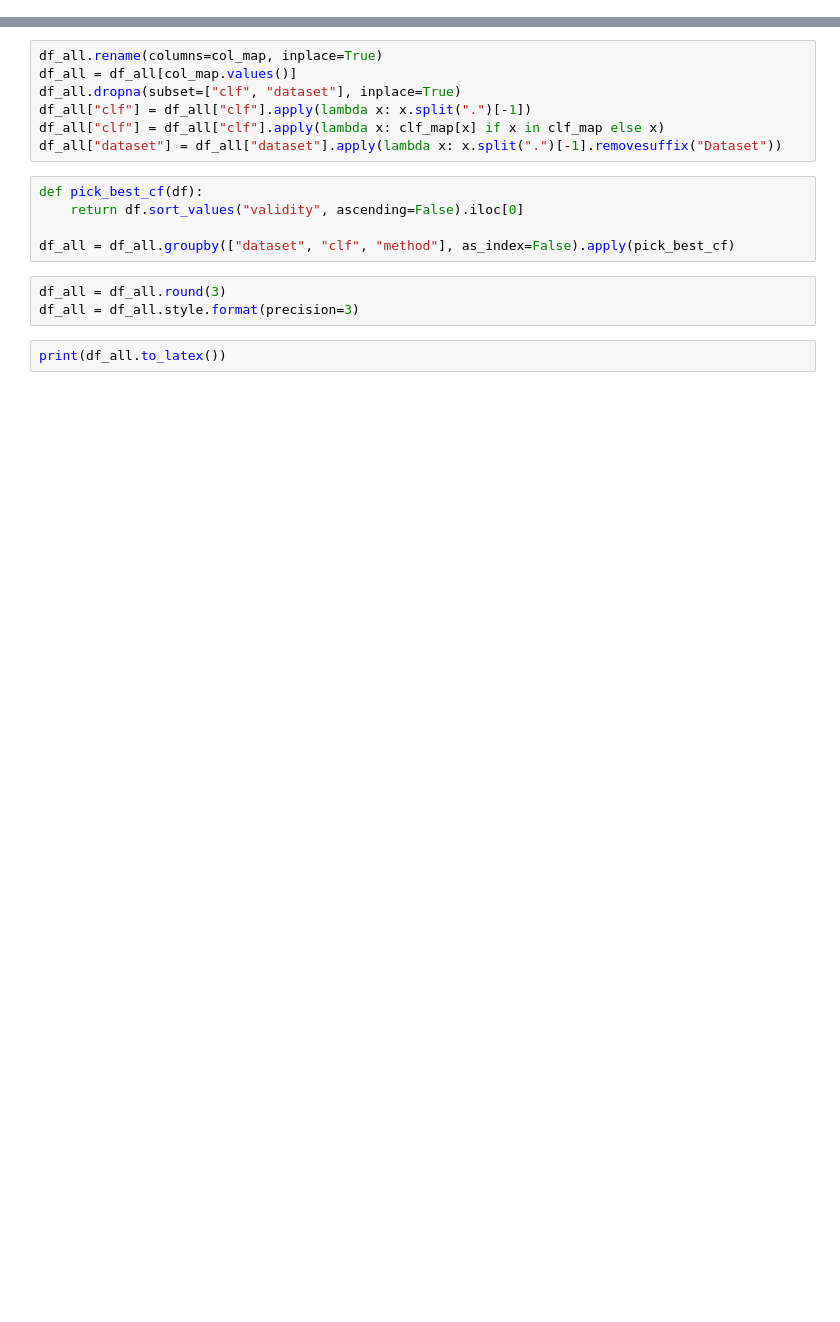
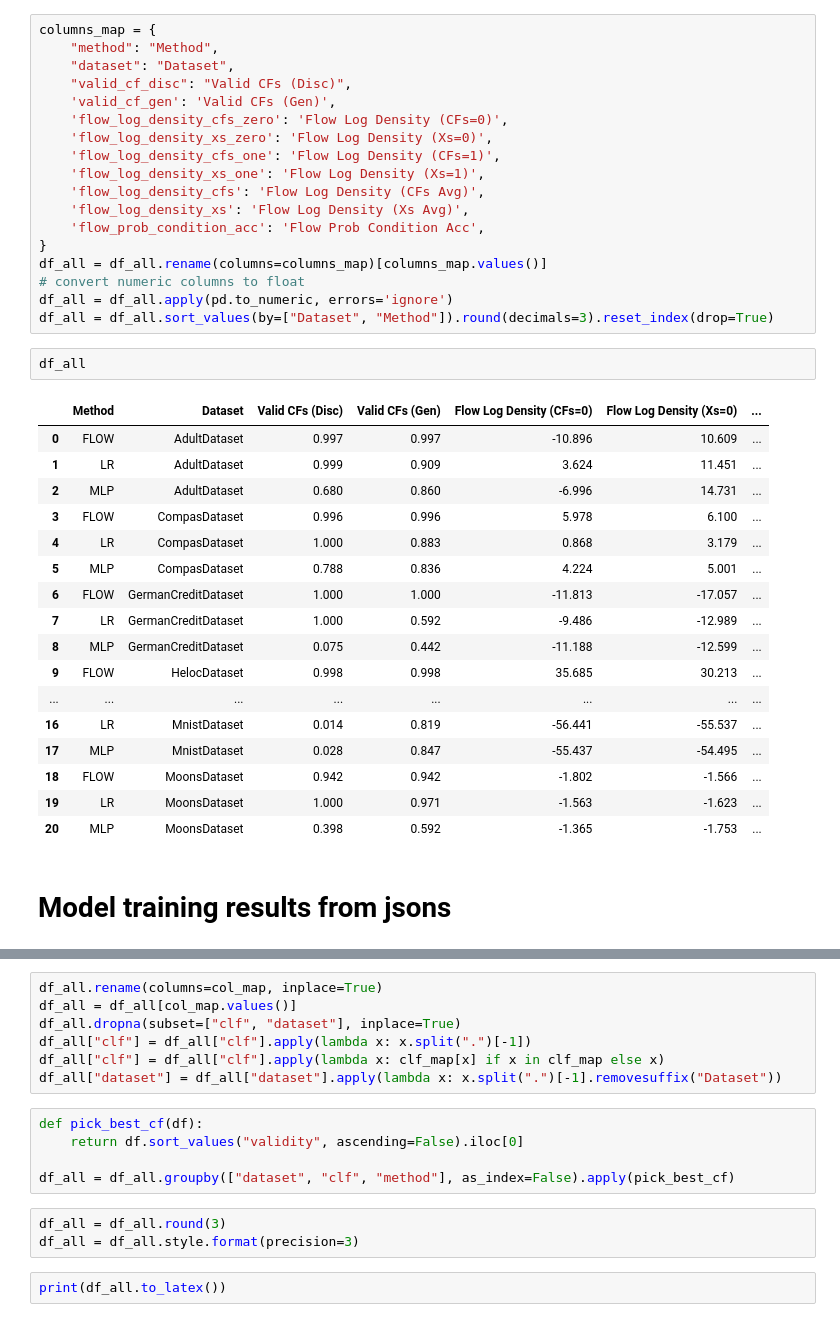
Before and after one commit to ofurman/counterfactuals, a Jupyter notebook: notebooks/calculate_results.ipynb, the cells around one changed output, grey strips where cells are left out. Cells and saved outputs as stored; diff of their text form; blank space fills up the shorter version.

```diff
--- a/notebooks/calculate_results.ipynb
+++ b/notebooks/calculate_results.ipynb
@@ -3,0 +33,40 @@ import pandas as pd
+# %%
+columns_map = {
+    "method": "Method",
+    "dataset": "Dataset",
+    "valid_cf_disc": "Valid CFs (Disc)",
+    'valid_cf_gen': 'Valid CFs (Gen)',
+    'flow_log_density_cfs_zero': 'Flow Log Density (CFs=0)',
+    'flow_log_density_xs_zero': 'Flow Log Density (Xs=0)',
+    'flow_log_density_cfs_one': 'Flow Log Density (CFs=1)',
+    'flow_log_density_xs_one': 'Flow Log Density (Xs=1)',
+    'flow_log_density_cfs': 'Flow Log Density (CFs Avg)',
+    'flow_log_density_xs': 'Flow Log Density (Xs Avg)',
+    'flow_prob_condition_acc': 'Flow Prob Condition Acc',
+}
+df_all = df_all.rename(columns=columns_map)[columns_map.values()]
+# convert numeric columns to float
+df_all = df_all.apply(pd.to_numeric, errors='ignore')
+df_all = df_all.sort_values(by=["Dataset", "Method"]).round(decimals=3).reset_index(drop=True)
+# %%
+df_all
+# %% [output]
+|  | Method | Dataset | Valid CFs (Disc) | Valid CFs (Gen) | Flow Log Density (CFs=0) | Flow Log Density (Xs=0) | ... |
+| 0 | FLOW | AdultDataset | 0.997 | 0.997 | -10.896 | 10.609 | ... |
+| 1 | LR | AdultDataset | 0.999 | 0.909 | 3.624 | 11.451 | ... |
+| 2 | MLP | AdultDataset | 0.680 | 0.860 | -6.996 | 14.731 | ... |
+| 3 | FLOW | CompasDataset | 0.996 | 0.996 | 5.978 | 6.100 | ... |
+| 4 | LR | CompasDataset | 1.000 | 0.883 | 0.868 | 3.179 | ... |
+| 5 | MLP | CompasDataset | 0.788 | 0.836 | 4.224 | 5.001 | ... |
+| 6 | FLOW | GermanCreditDataset | 1.000 | 1.000 | -11.813 | -17.057 | ... |
+| 7 | LR | GermanCreditDataset | 1.000 | 0.592 | -9.486 | -12.989 | ... |
+| 8 | MLP | GermanCreditDataset | 0.075 | 0.442 | -11.188 | -12.599 | ... |
+| 9 | FLOW | HelocDataset | 0.998 | 0.998 | 35.685 | 30.213 | ... |
+| ... | ... | ... | ... | ... | ... | ... | ... |
+| 16 | LR | MnistDataset | 0.014 | 0.819 | -56.441 | -55.537 | ... |
+| 17 | MLP | MnistDataset | 0.028 | 0.847 | -55.437 | -54.495 | ... |
+| 18 | FLOW | MoonsDataset | 0.942 | 0.942 | -1.802 | -1.566 | ... |
+| 19 | LR | MoonsDataset | 1.000 | 0.971 | -1.563 | -1.623 | ... |
+| 20 | MLP | MoonsDataset | 0.398 | 0.592 | -1.365 | -1.753 | ... |
+# %% [markdown]
+# Model training results from jsons
```
Also changed, not shown: parts of 12 cells of this notebook, 10 other files.
